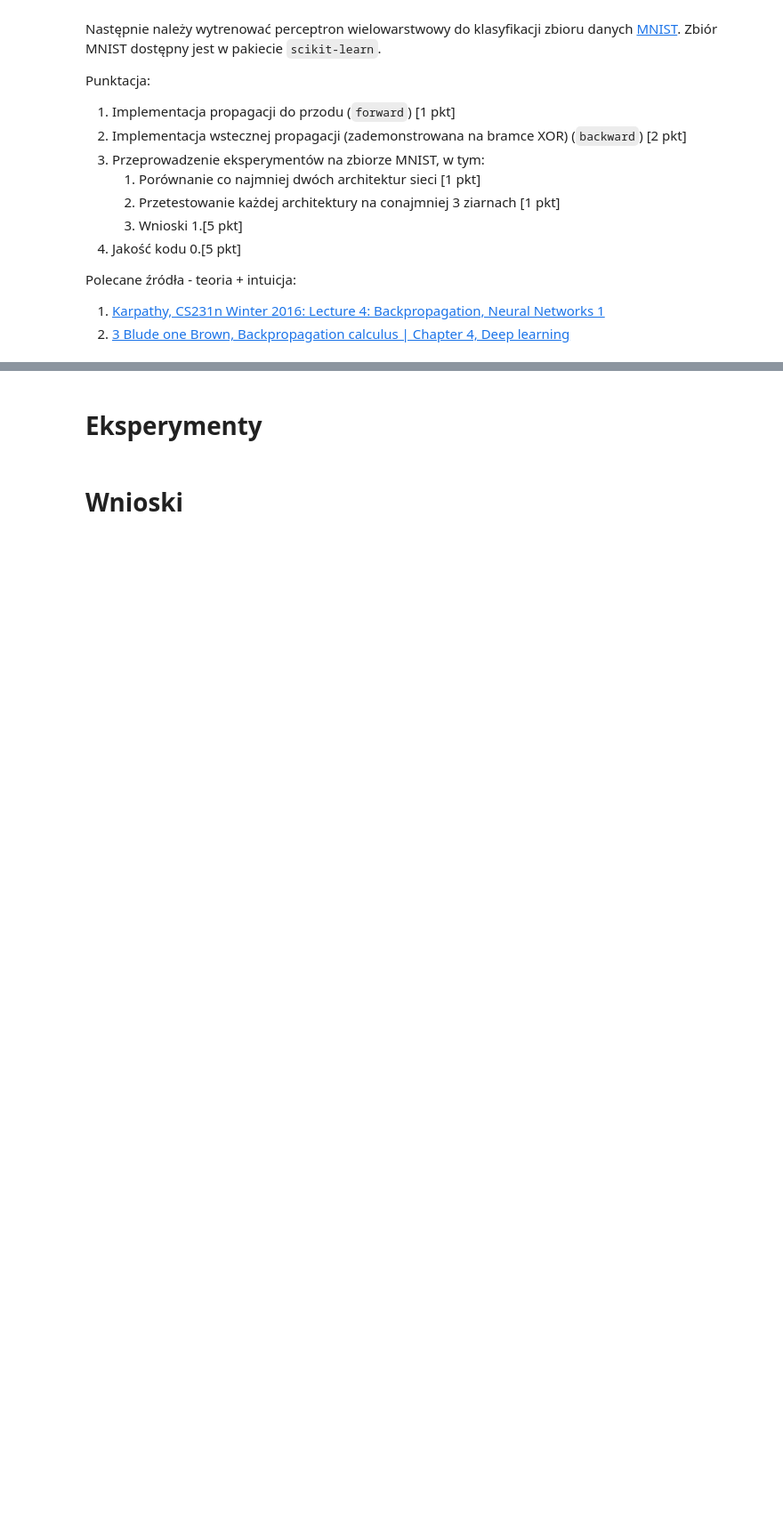
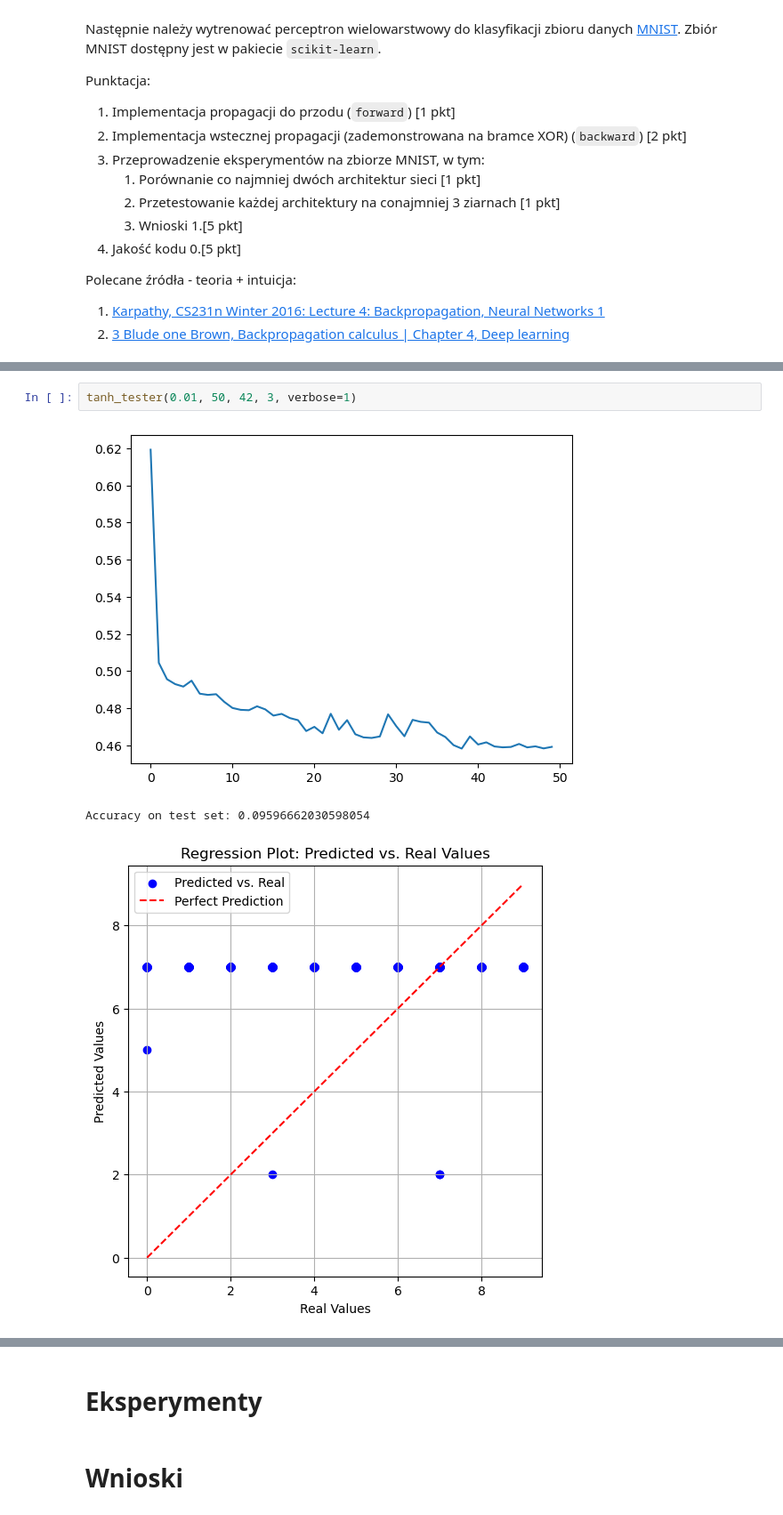
Before and after one commit to szczygiell/Machine_Learning_basics, a Jupyter notebook: cw5.ipynb, the cells around one changed output, grey strips where cells are left out. Shown at 89% size. Saved outputs shown, nothing was run; the diff lists cells and outputs as text; blank space fills up the shorter version.

```diff
--- a/cw5.ipynb
+++ b/cw5.ipynb
@@ -368,0 +372,6 @@ Accuracy on test set: 0.8581363004172462
+# %%
+tanh_tester(0.01, 50, 42, 3, verbose=1)
+# %% [output]
+[figure, added]
+Accuracy on test set: 0.09596662030598054
+[figure, added]
```
Also changed, not shown: parts of 7 cells of this notebook.
